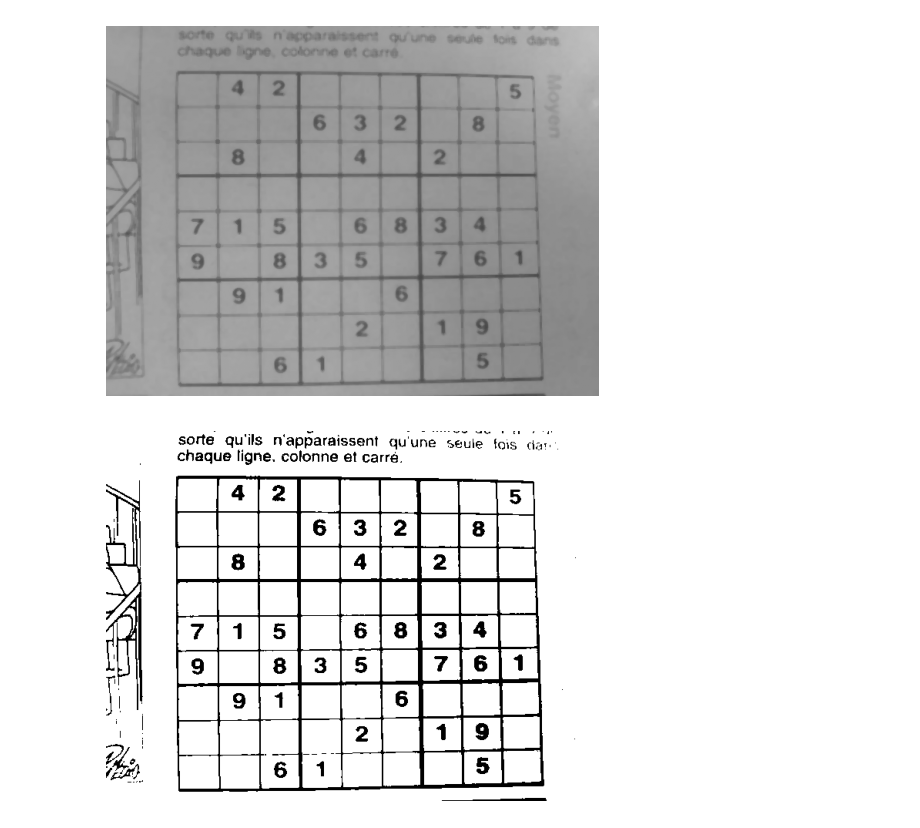
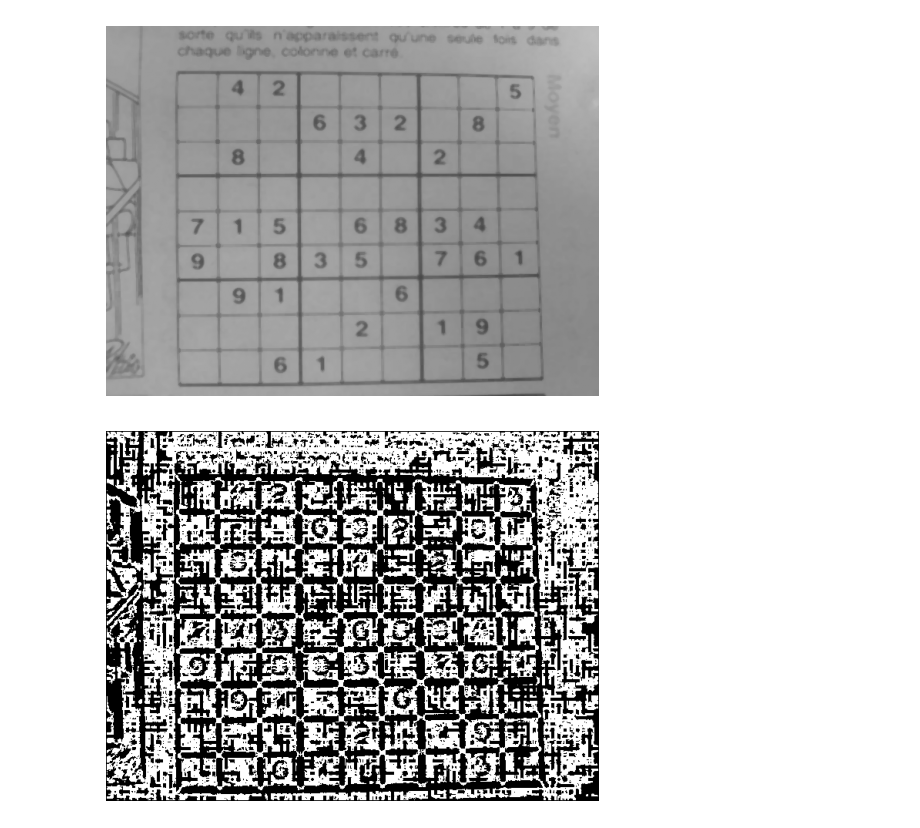
Before and after one commit to eddie-an/Optical-Sudoku-Solver, a Jupyter notebook: Image_Processing.ipynb, the cells around one changed output. Cells and saved outputs as stored; diff of their text form; code cells hidden in the pictures.

Commit message:
implemented otsu thresholding, sobel filters, and harris corner detector (all custom functions)

```diff
--- a/Image_Processing.ipynb
+++ b/Image_Processing.ipynb
@@ -7,11 +10,11 @@ from numba import njit
 # %%
-def display_image_grayscale(im):
-  plt.imshow(im, cmap='gray', vmin=0, vmax=255)
+def display_image_grayscale(image):
+  plt.imshow(image, cmap='gray', vmin=0, vmax=255)
   plt.axis('off')
   plt.show()
 
-def display_image_color(im):
-  plt.imshow(im)
+def display_image_color(image):
+  plt.imshow(image)
   plt.axis('off')
   plt.show()
 # %%
@@ -127,6 +231,9 @@ def threshold(im, thresh_val):
-# %%
-thresh = 256/2
-threshold_img = threshold(image, 256/2)
-display_image_grayscale(threshold_img)
-# %% [output]
-[figure, removed]
+# %%
+img = imread('images/tictactoe.png', as_gray=True)
+
+# Compute Harris corner response
+response = harris_corners(image)
+
+display_image_grayscale(response)
+# %% [output]
+[figure, added]
```
Also changed, not shown: parts of 14 cells of this notebook, 6 other files.
